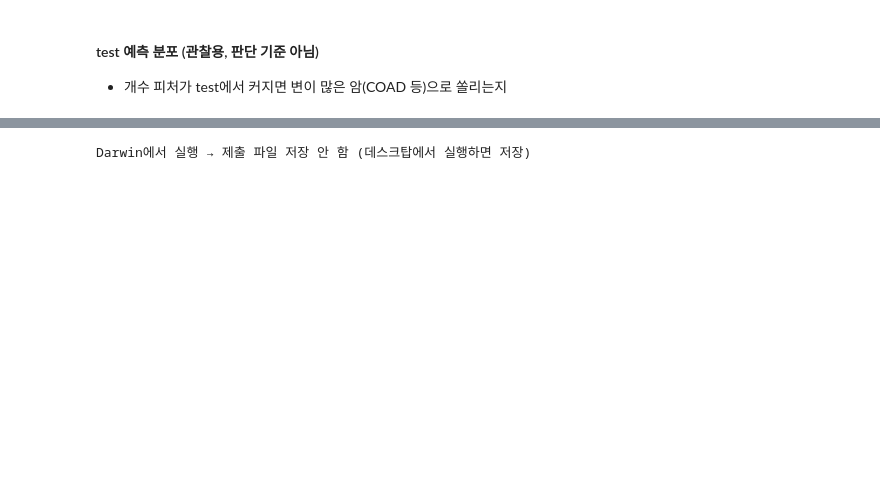
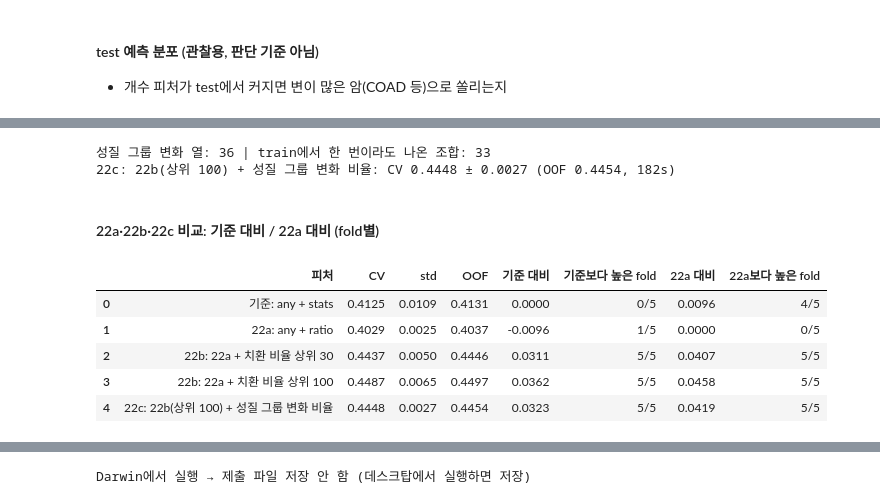
Before and after one commit to seol-ditto/dacon-cancer-subclass, a Jupyter notebook: notebooks/22_ratio_features.ipynb, the cells around one changed output, grey strips where cells are left out. Saved outputs shown, nothing was run; the diff lists cells and outputs as text; code cells hidden in the pictures; blank space fills up the shorter version.

```diff
--- a/notebooks/22_ratio_features.ipynb
+++ b/notebooks/22_ratio_features.ipynb
@@ -168,0 +281,45 @@ pd.DataFrame({k: pd.Series(le.classes_[v['test_proba'].argmax(1)]).value_counts(
+# %%
+from src.features import AA_GROUPS, aa_group_change
+GROUPS6 = [g for g in AA_GROUPS if g != 'stop']
+GROUP_COLS = [f'grp__{a}_{b}' for a in GROUPS6 for b in GROUPS6]   # 36개 고정
+
+def group_ratio_matrix(df):
+    # 환자별 미스센스 성질 그룹 변화 비율 (한 환자 안에서만 계산 → 누수 아님)
+    rows = []
+    for row in df[genes].to_numpy():
+        chg = (aa_group_change(t) for v in row if v != WT for t in v.split() if mutation_type(t) == 'missense')
+        c = Counter(x for x in chg if x is not None)
+        tot = sum(c.values())
+        rows.append({'grp__' + k.replace('>', '_'): n / tot for k, n in c.items()} if tot else {})
+    return pd.DataFrame(rows, index=df.index).reindex(columns=GROUP_COLS, fill_value=0).fillna(0).astype(np.float32)
+
+G_tr, G_te = group_ratio_matrix(train), group_ratio_matrix(test)
+print('성질 그룹 변화 열:', G_tr.shape[1], '| train에서 한 번이라도 나온 조합:', int((G_tr.sum() > 0).sum()))
+
+best_n = max([30, 100], key=lambda n: R[f'22b: 22a + 치환 비율 상위 {n}']['cv_mean'])
+name = f'22c: 22b(상위 {best_n}) + 성질 그룹 변화 비율'
+X22c, X22c_te = pd.concat([X22b, G_tr], axis=1), pd.concat([X22b_te, G_te], axis=1)
+t = time.time()
+R[name] = run_cv(lambda: make_pipeline(TopNSubs(best_n), BalancedXGB(**BEST)), X22c, y, X22c_te, folds=folds, verbose=False)
+print(f"{name}: CV {R[name]['cv_mean']:.4f} ± {R[name]['cv_std']:.4f} (OOF {R[name]['oof_score']:.4f}, {time.time() - t:.0f}s)")
+# %% [output]
+성질 그룹 변화 열: 36 | train에서 한 번이라도 나온 조합: 33
+22c: 22b(상위 100) + 성질 그룹 변화 비율: CV 0.4448 ± 0.0027 (OOF 0.4454, 182s)
+# %% [markdown]
+#### 22a·22b·22c 비교: 기준 대비 / 22a 대비 (fold별)
+# %%
+a = np.array(R['22a: any + ratio']['fold_scores'])
+rows = []
+for name, r in R.items():
+    fs = np.array(r['fold_scores'])
+    rows.append({'피처': name, 'CV': round(fs.mean(), 4), 'std': round(fs.std(), 4), 'OOF': round(r['oof_score'], 4),
+                 '기준 대비': round(fs.mean() - base.mean(), 4), '기준보다 높은 fold': f'{int((fs > base).sum())}/5',
+                 '22a 대비': round(fs.mean() - a.mean(), 4), '22a보다 높은 fold': f'{int((fs > a).sum())}/5'})
+pd.DataFrame(rows)
+# %% [output]
+|  | 피처 | CV | std | OOF | 기준 대비 | 기준보다 높은 fold | 22a 대비 | 22a보다 높은 fold |
+| 0 | 기준: any + stats | 0.4125 | 0.0109 | 0.4131 | 0.0000 | 0/5 | 0.0096 | 4/5 |
+| 1 | 22a: any + ratio | 0.4029 | 0.0025 | 0.4037 | -0.0096 | 1/5 | 0.0000 | 0/5 |
+| 2 | 22b: 22a + 치환 비율 상위 30 | 0.4437 | 0.0050 | 0.4446 | 0.0311 | 5/5 | 0.0407 | 5/5 |
+| 3 | 22b: 22a + 치환 비율 상위 100 | 0.4487 | 0.0065 | 0.4497 | 0.0362 | 5/5 | 0.0458 | 5/5 |
+| 4 | 22c: 22b(상위 100) + 성질 그룹 변화 비율 | 0.4448 | 0.0027 | 0.4454 | 0.0323 | 5/5 | 0.0419 | 5/5 |
```
Also changed, not shown: parts of 19 cells of this notebook.
